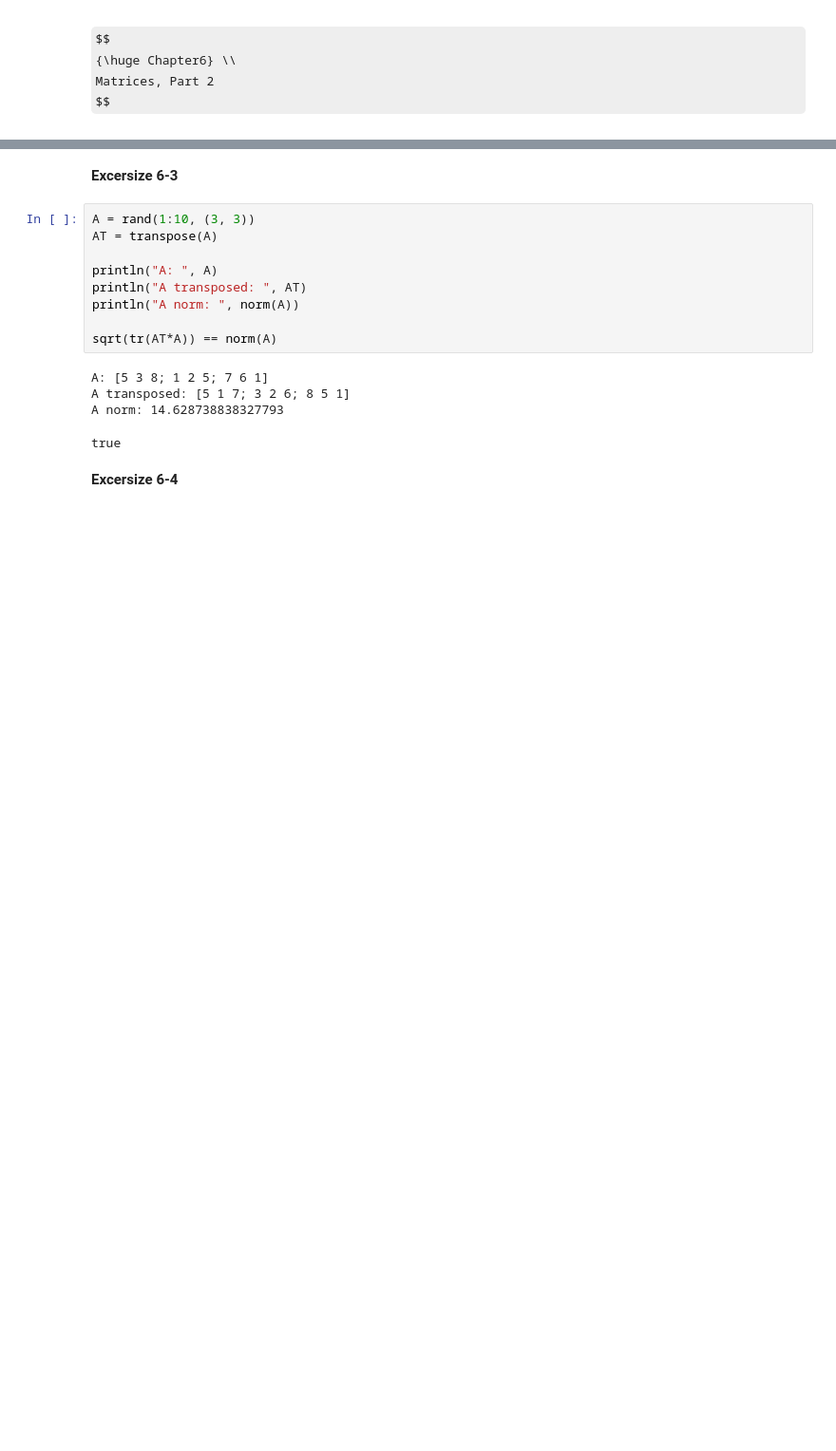
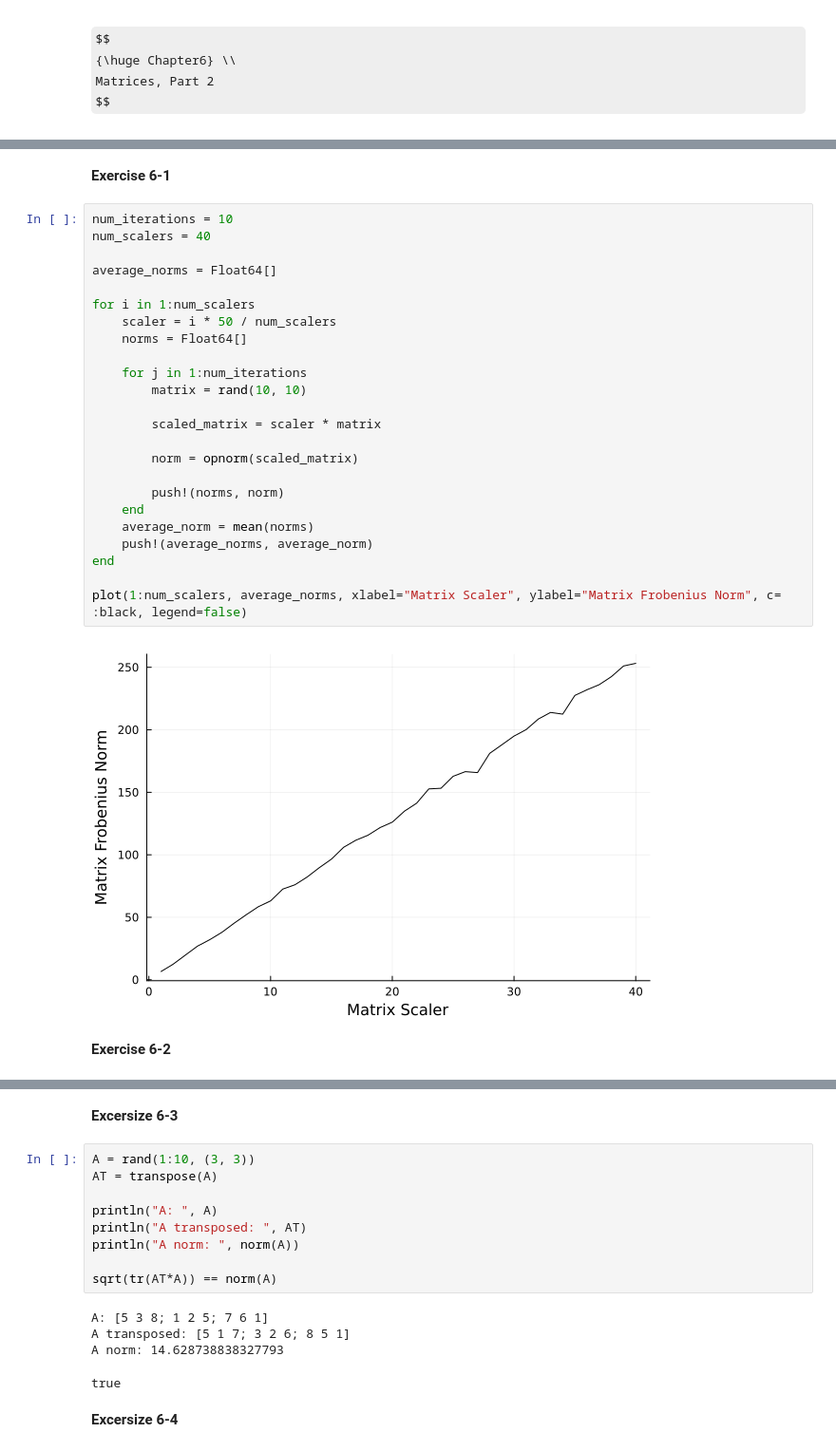
Before and after one commit to MahyarFardin/Practical_Linear_Algebra, a Jupyter notebook: Chapter_6.ipynb, the cells around one changed output, grey strips where cells are left out. Shown at 95% size. Drawn from its saved outputs; the diff is of its cells as text; some formulas as TeX source; blank space fills up the shorter version.

Commit message:
The 6-1 and 6-2 exercises were uploaded

```diff
--- a/Chapter_6.ipynb
+++ b/Chapter_6.ipynb
@@ -16,0 +11,30 @@ WARNING: both Plots and LinearAlgebra export "rotate!"; uses of it in module Mai
+# %% [markdown]
+**Exercise 6-1**
+# %%
+num_iterations = 10
+num_scalers = 40
+
+average_norms = Float64[]
+
+for i in 1:num_scalers
+    scaler = i * 50 / num_scalers
+    norms = Float64[]
+
+    for j in 1:num_iterations
+        matrix = rand(10, 10)
+
+        scaled_matrix = scaler * matrix
+
+        norm = opnorm(scaled_matrix)
+
+        push!(norms, norm)
+    end
+    average_norm = mean(norms)
+    push!(average_norms, average_norm)
+end
+
+plot(1:num_scalers, average_norms, xlabel="Matrix Scaler", ylabel="Matrix Frobenius Norm", c= :black, legend=false)
+# %% [output]
+[figure, added]
+# %% [markdown]
+**Exercise 6-2**
```
Also changed, not shown: parts of 3 cells of this notebook.
